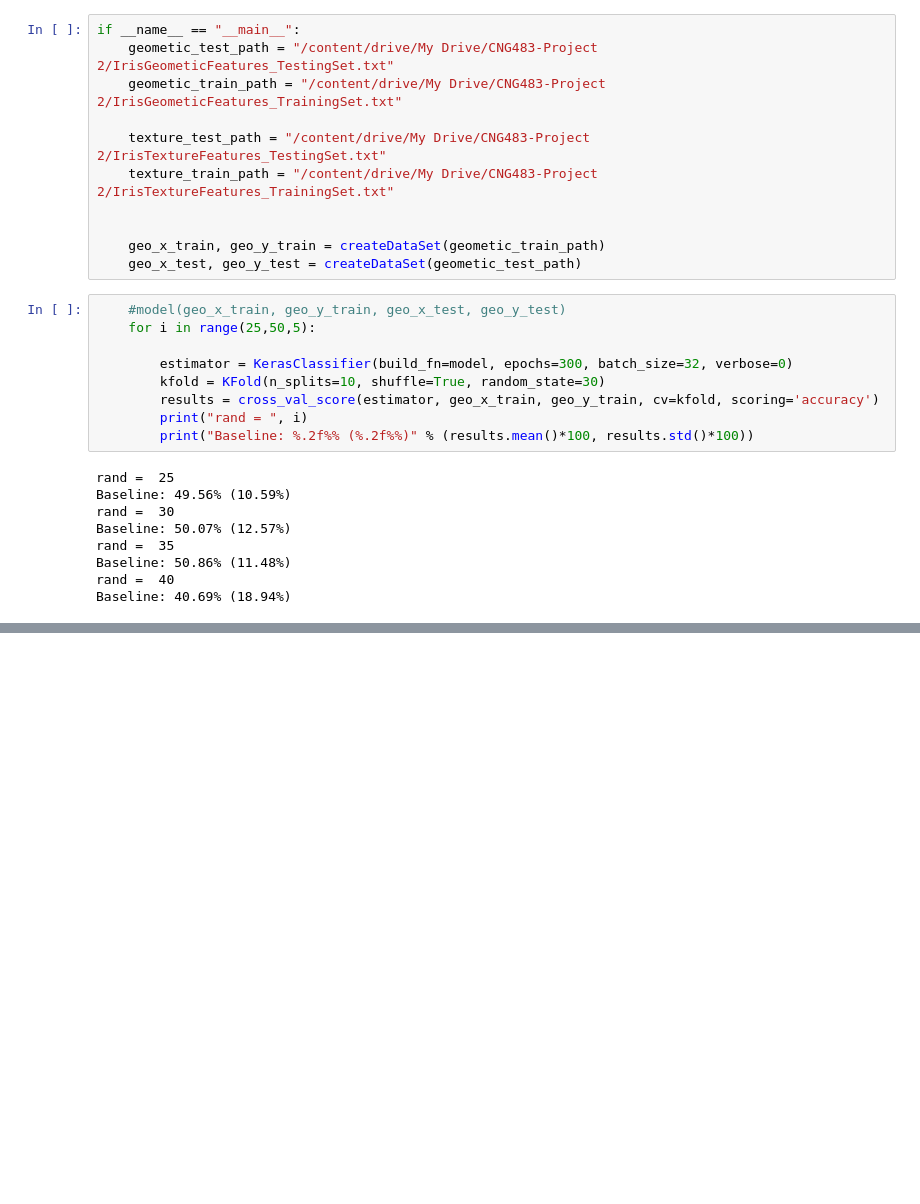
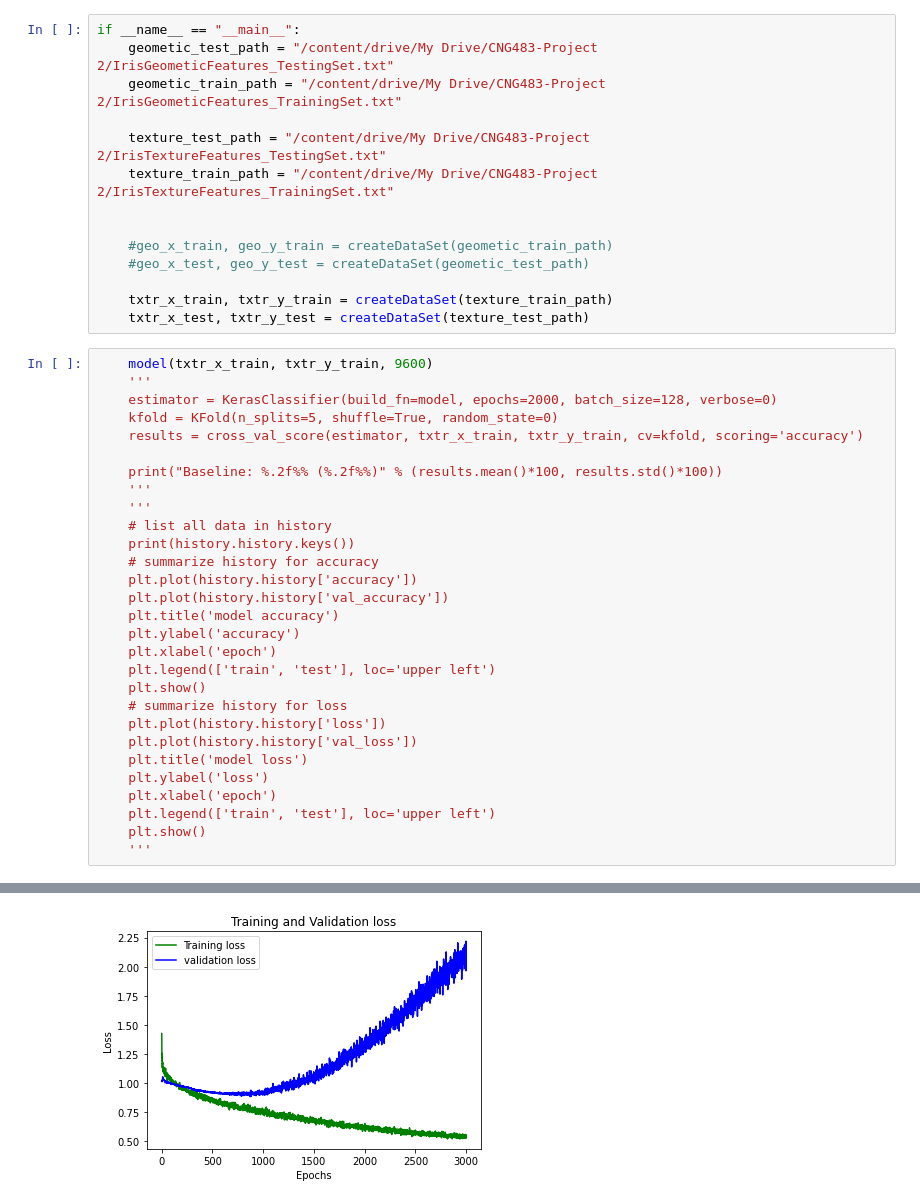
Before and after one commit to nisaodabas/CNG483-Project2, a Jupyter notebook: CNG483_Project2.ipynb, the cells around one changed output, grey strips where cells are left out. Cells and saved outputs as stored; diff of their text form; blank space fills up the shorter version.

```diff
--- a/CNG483_Project2.ipynb
+++ b/CNG483_Project2.ipynb
@@ -71,23 +132,38 @@ if __name__ == "__main__":
     texture_train_path = "/content/drive/My Drive/CNG483-Project 2/IrisTextureFeatures_TrainingSet.txt"
 
 
-    geo_x_train, geo_y_train = createDataSet(geometic_train_path)
-    geo_x_test, geo_y_test = createDataSet(geometic_test_path)
+    #geo_x_train, geo_y_train = createDataSet(geometic_train_path)
+    #geo_x_test, geo_y_test = createDataSet(geometic_test_path)
+
+    txtr_x_train, txtr_y_train = createDataSet(texture_train_path)
+    txtr_x_test, txtr_y_test = createDataSet(texture_test_path)
-# %%
-    #model(geo_x_train, geo_y_train, geo_x_test, geo_y_test)
-    for i in range(25,50,5):
-
-        estimator = KerasClassifier(build_fn=model, epochs=300, batch_size=32, verbose=0)
-        kfold = KFold(n_splits=10, shuffle=True, random_state=30)
-        results = cross_val_score(estimator, geo_x_train, geo_y_train, cv=kfold, scoring='accuracy')
-        print("rand = ", i)
-        print("Baseline: %.2f%% (%.2f%%)" % (results.mean()*100, results.std()*100))
-# %% [output]
-rand =  25
-Baseline: 49.56% (10.59%)
-rand =  30
-Baseline: 50.07% (12.57%)
-rand =  35
-Baseline: 50.86% (11.48%)
-rand =  40
-Baseline: 40.69% (18.94%)
+# %%
+    model(txtr_x_train, txtr_y_train, 9600)
+    '''
+    estimator = KerasClassifier(build_fn=model, epochs=2000, batch_size=128, verbose=0)
+    kfold = KFold(n_splits=5, shuffle=True, random_state=0)
+    results = cross_val_score(estimator, txtr_x_train, txtr_y_train, cv=kfold, scoring='accuracy')
+
+    print("Baseline: %.2f%% (%.2f%%)" % (results.mean()*100, results.std()*100))
+    '''
+    '''
+    # list all data in history
+    print(history.history.keys())
+    # summarize history for accuracy
+    plt.plot(history.history['accuracy'])
+    plt.plot(history.history['val_accuracy'])
+    plt.title('model accuracy')
+    plt.ylabel('accuracy')
+    plt.xlabel('epoch')
+    plt.legend(['train', 'test'], loc='upper left')
+    plt.show()
+    # summarize history for loss
+    plt.plot(history.history['loss'])
+    plt.plot(history.history['val_loss'])
+    plt.title('model loss')
+    plt.ylabel('loss')
+    plt.xlabel('epoch')
+    plt.legend(['train', 'test'], loc='upper left')
+    plt.show()
+    '''
+# %% [output]
@@ -93,0 +187 @@ Baseline: 40.69% (18.94%)
+[figure, added]
```
Also changed, not shown: parts of 6 cells of this notebook.
